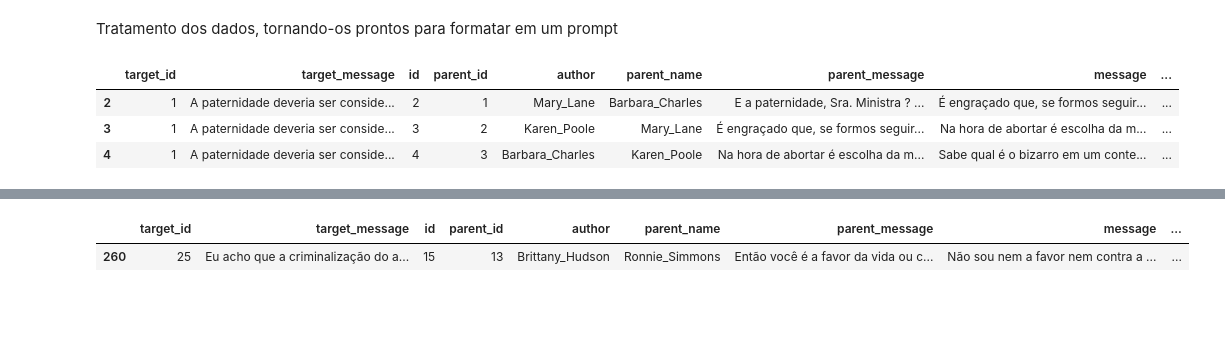
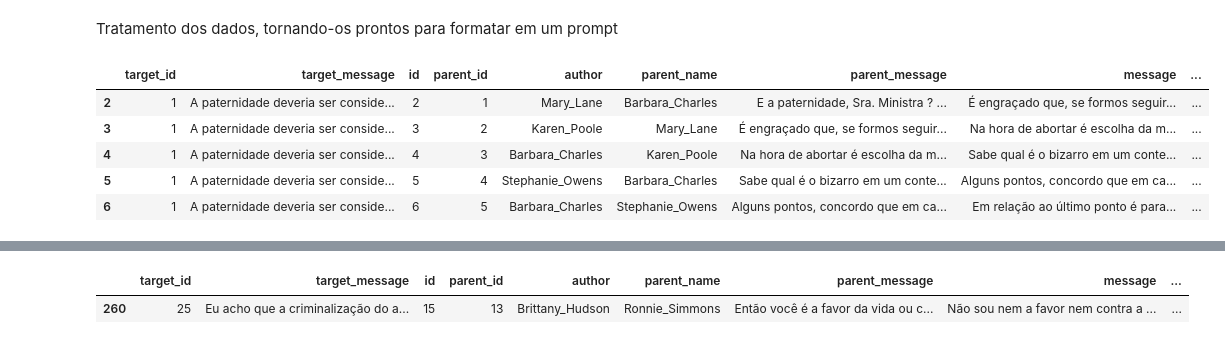
Before and after one commit to digogc/Contextual_GenAI_Stance_Detection, a Jupyter notebook: data/trabalhando_dados.ipynb, the cells around one changed output, grey strips where cells are left out. Saved outputs shown, nothing was run; the diff lists cells and outputs as text; code cells hidden in the pictures; blank space fills up the shorter version.

```diff
--- a/data/trabalhando_dados.ipynb
+++ b/data/trabalhando_dados.ipynb
@@ -21,12 +21,14 @@ dados['parent_label'] = dados['parent_label'].replace('Discute', 'Outros')
 dados['parent_label'] = dados['parent_label'].replace('Irrelevante', 'Outros')
 dados['parent_label'] = dados['parent_label'].replace('Pede Informações', 'Outros')
 # %%
-dados.head(3)
+dados.head(5)
 # %% [output]
 |  | target_id | target_message | id | parent_id | author | parent_name | parent_message | message | ... |
 | 2 | 1 | A paternidade deveria ser conside... | 2 | 1 | Mary_Lane | Barbara_Charles | E a paternidade, Sra. Ministra ? ... | É engraçado que, se formos seguir... | ... |
 | 3 | 1 | A paternidade deveria ser conside... | 3 | 2 | Karen_Poole | Mary_Lane | É engraçado que, se formos seguir... | Na hora de abortar é escolha da m... | ... |
 | 4 | 1 | A paternidade deveria ser conside... | 4 | 3 | Barbara_Charles | Karen_Poole | Na hora de abortar é escolha da m... | Sabe qual é o bizarro em um conte... | ... |
+| 5 | 1 | A paternidade deveria ser conside... | 5 | 4 | Stephanie_Owens | Barbara_Charles | Sabe qual é o bizarro em um conte... | Alguns pontos, concordo que em ca... | ... |
+| 6 | 1 | A paternidade deveria ser conside... | 6 | 5 | Barbara_Charles | Stephanie_Owens | Alguns pontos, concordo que em ca... | Em relação ao último ponto é para... | ... |
 # %%
 # visualizando exemplos de cada label, para montar o few shot
 exemplos_labels = exemplos = dados.groupby('label').apply(lambda x: x.sample(3)).reset_index(drop=True)
```
Also changed, not shown: parts of 7 cells of this notebook.
